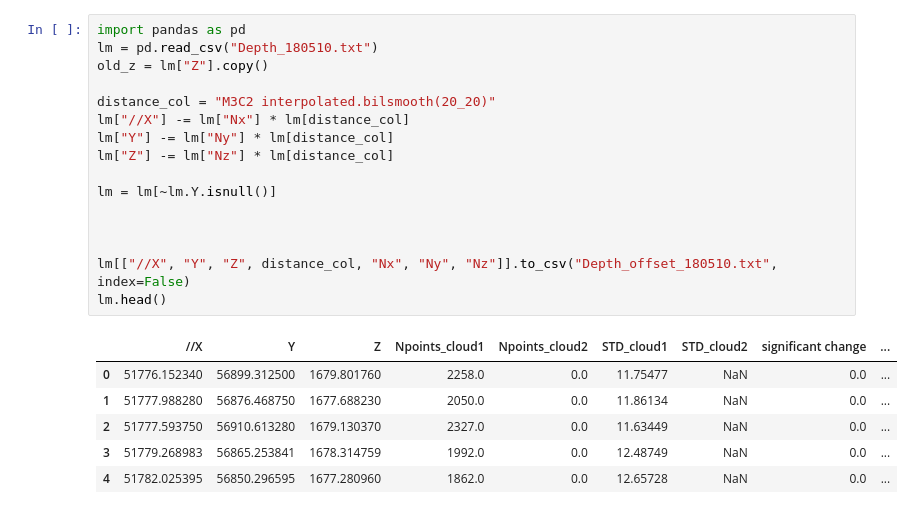
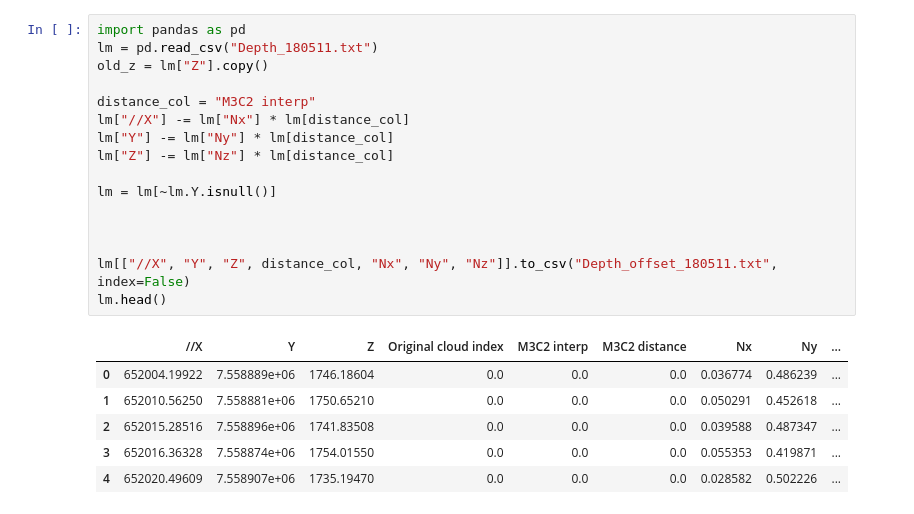
Before and after one commit to erikmannerfelt/Marma_RADAR, a Jupyter notebook: m3c2_offset/SetOffsets.ipynb, the cells around one changed output. Drawn from its saved outputs; the diff is of its cells as text.

```diff
--- a/m3c2_offset/SetOffsets.ipynb
+++ b/m3c2_offset/SetOffsets.ipynb
@@ -1,23 +1,23 @@
 # %%
 import pandas as pd
-lm = pd.read_csv("Depth_180510.txt")
+lm = pd.read_csv("Depth_180511.txt")
 old_z = lm["Z"].copy()
 
-distance_col = "M3C2 interpolated.bilsmooth(20_20)"
+distance_col = "M3C2 interp"
 lm["//X"] -= lm["Nx"] * lm[distance_col]
 lm["Y"] -= lm["Ny"] * lm[distance_col]
 lm["Z"] -= lm["Nz"] * lm[distance_col]
 
 lm = lm[~lm.Y.isnull()]
 
 
 
-lm[["//X", "Y", "Z", distance_col, "Nx", "Ny", "Nz"]].to_csv("Depth_offset_180510.txt", index=False)
+lm[["//X", "Y", "Z", distance_col, "Nx", "Ny", "Nz"]].to_csv("Depth_offset_180511.txt", index=False)
 lm.head()
 # %% [output]
-|  | //X | Y | Z | Npoints_cloud1 | Npoints_cloud2 | STD_cloud1 | STD_cloud2 | significant change | ... |
-| 0 | 51776.152340 | 56899.312500 | 1679.801760 | 2258.0 | 0.0 | 11.75477 | NaN | 0.0 | ... |
-| 1 | 51777.988280 | 56876.468750 | 1677.688230 | 2050.0 | 0.0 | 11.86134 | NaN | 0.0 | ... |
-| 2 | 51777.593750 | 56910.613280 | 1679.130370 | 2327.0 | 0.0 | 11.63449 | NaN | 0.0 | ... |
-| 3 | 51779.268983 | 56865.253841 | 1678.314759 | 1992.0 | 0.0 | 12.48749 | NaN | 0.0 | ... |
-| 4 | 51782.025395 | 56850.296595 | 1677.280960 | 1862.0 | 0.0 | 12.65728 | NaN | 0.0 | ... |
+|  | //X | Y | Z | Original cloud index | M3C2 interp | M3C2 distance | Nx | Ny | ... |
+| 0 | 652004.19922 | 7.558889e+06 | 1746.18604 | 0.0 | 0.0 | 0.0 | 0.036774 | 0.486239 | ... |
+| 1 | 652010.56250 | 7.558881e+06 | 1750.65210 | 0.0 | 0.0 | 0.0 | 0.050291 | 0.452618 | ... |
+| 2 | 652015.28516 | 7.558896e+06 | 1741.83508 | 0.0 | 0.0 | 0.0 | 0.039588 | 0.487347 | ... |
+| 3 | 652016.36328 | 7.558874e+06 | 1754.01550 | 0.0 | 0.0 | 0.0 | 0.055353 | 0.419871 | ... |
+| 4 | 652020.49609 | 7.558907e+06 | 1735.19470 | 0.0 | 0.0 | 0.0 | 0.028582 | 0.502226 | ... |
```
Also changed, not shown: 8 other files.
